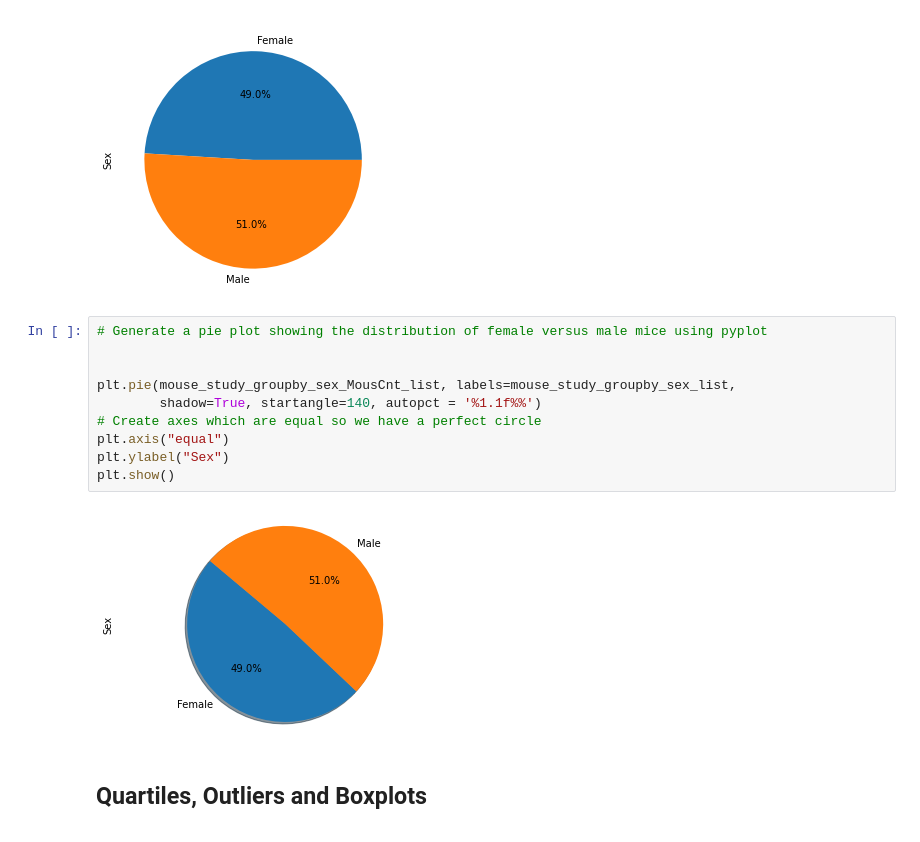
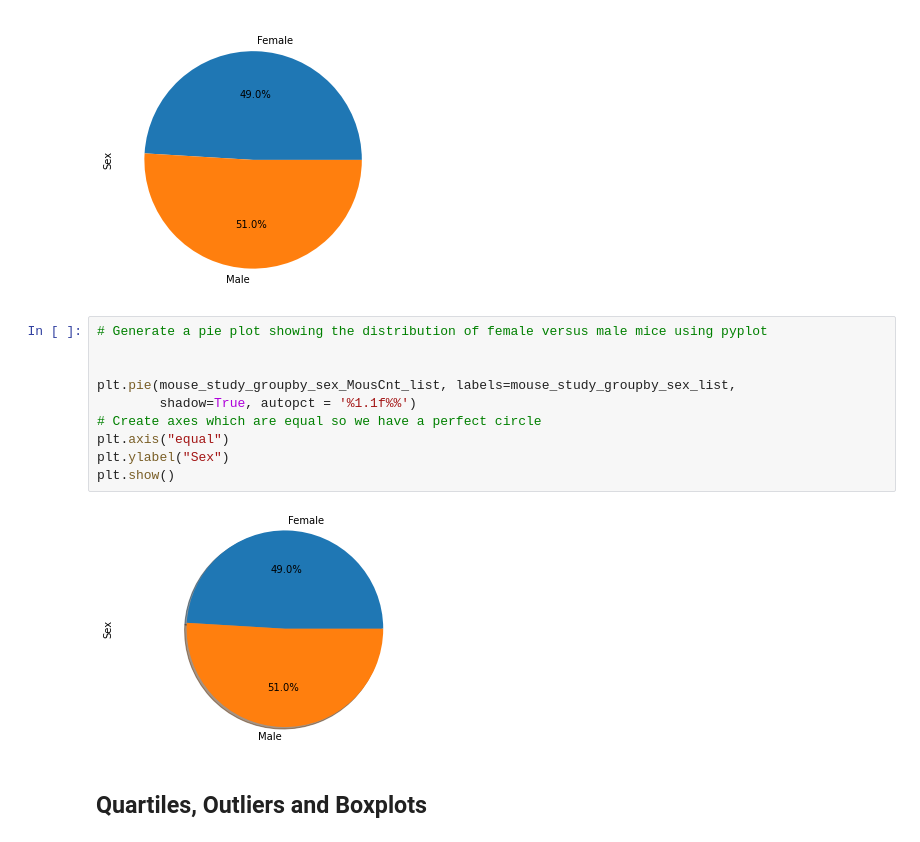
Before and after one commit to johnclos/matplotlib-challenge, a Jupyter notebook: Pymaceuticals/pymaceuticals_starter-mine.ipynb, the cells around one changed output. Saved outputs shown, nothing was run; the diff lists cells and outputs as text.

```diff
--- a/Pymaceuticals/pymaceuticals_starter-mine.ipynb
+++ b/Pymaceuticals/pymaceuticals_starter-mine.ipynb
@@ -184,15 +186,15 @@ plt.show()
 # %%
 # Generate a pie plot showing the distribution of female versus male mice using pyplot
 
 
 plt.pie(mouse_study_groupby_sex_MousCnt_list, labels=mouse_study_groupby_sex_list,
-        shadow=True, startangle=140, autopct = '%1.1f%%')
+        shadow=True, autopct = '%1.1f%%')
 # Create axes which are equal so we have a perfect circle
 plt.axis("equal")
 plt.ylabel("Sex")
 plt.show()
 # %% [output]
-[figure, old version]
+[figure, new version]
 # %% [markdown]
 ## Quartiles, Outliers and Boxplots
 # %%
```
Also changed, not shown: parts of 6 cells of this notebook, 3 other files.
